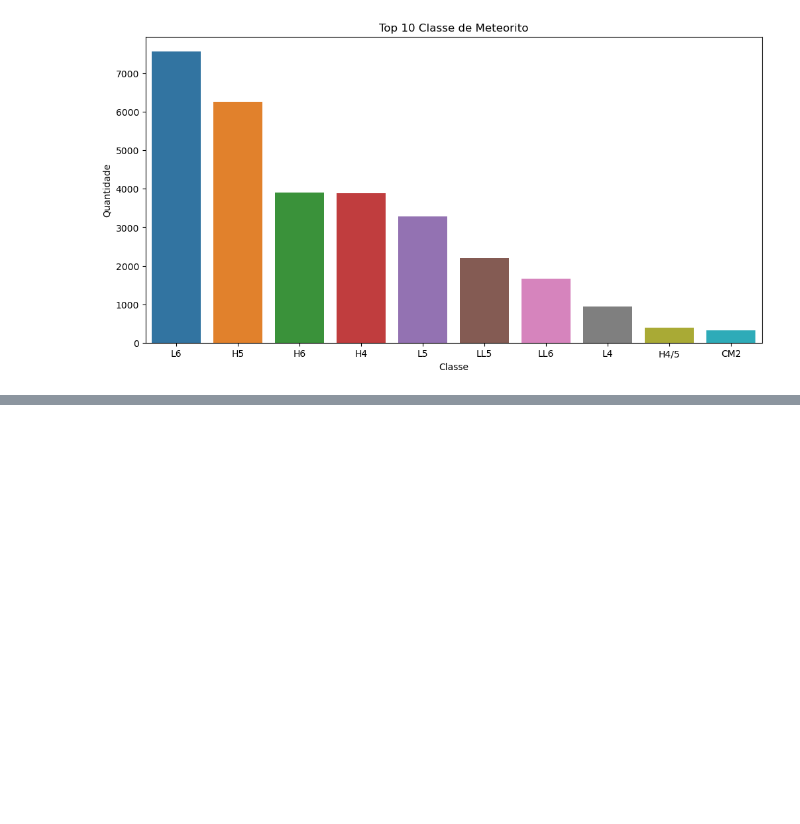
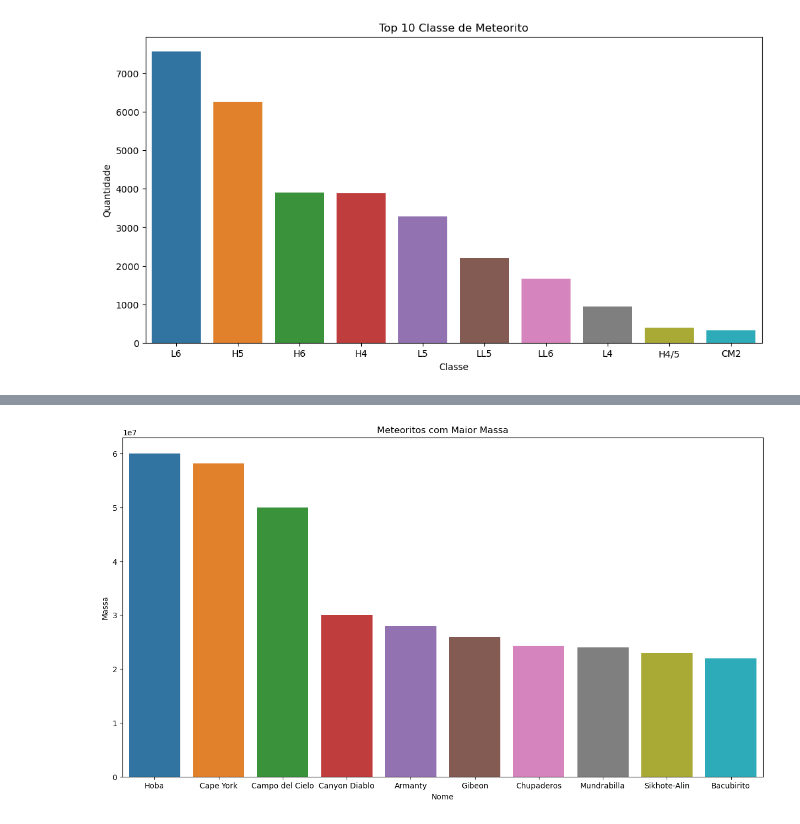
Before and after one commit to Thon20/ANALISE-METEORITOS, a Jupyter notebook: analise-meteoritos.ipynb, the cells around one changed output, grey strips where cells are left out. Cells and saved outputs as stored; diff of their text form; code cells hidden in the pictures; blank space fills up the shorter version.

Commit message:
meteoritos com maiores massa

```diff
--- a/analise-meteoritos.ipynb
+++ b/analise-meteoritos.ipynb
@@ -255,3 +255,9 @@ plt.ylabel('Quantidade')
 plt.show();
 # %% [output]
 [figure]
+# %%
+# Meteoritos com maior massa
+meteorito_maior_massa = df.groupby('name')['mass'].sum().reset_index() \
+                                                  .sort_values('mass', ascending = False, ignore_index = True) \
+                                                  .head(10)
+meteorito_maior_massa.head(10)
@@ -257,0 +276,9 @@ plt.show();
+# %%
+plt.figure(figsize = (15, 8))
+sns.barplot(data = meteorito_maior_massa, x = 'name', y = 'mass')
+plt.title('Meteoritos com Maior Massa')
+plt.xlabel('Nome')
+plt.ylabel('Massa')
+plt.show();
+# %% [output]
+[figure, added]
```
Also changed, not shown: parts of 1 cell of this notebook.
